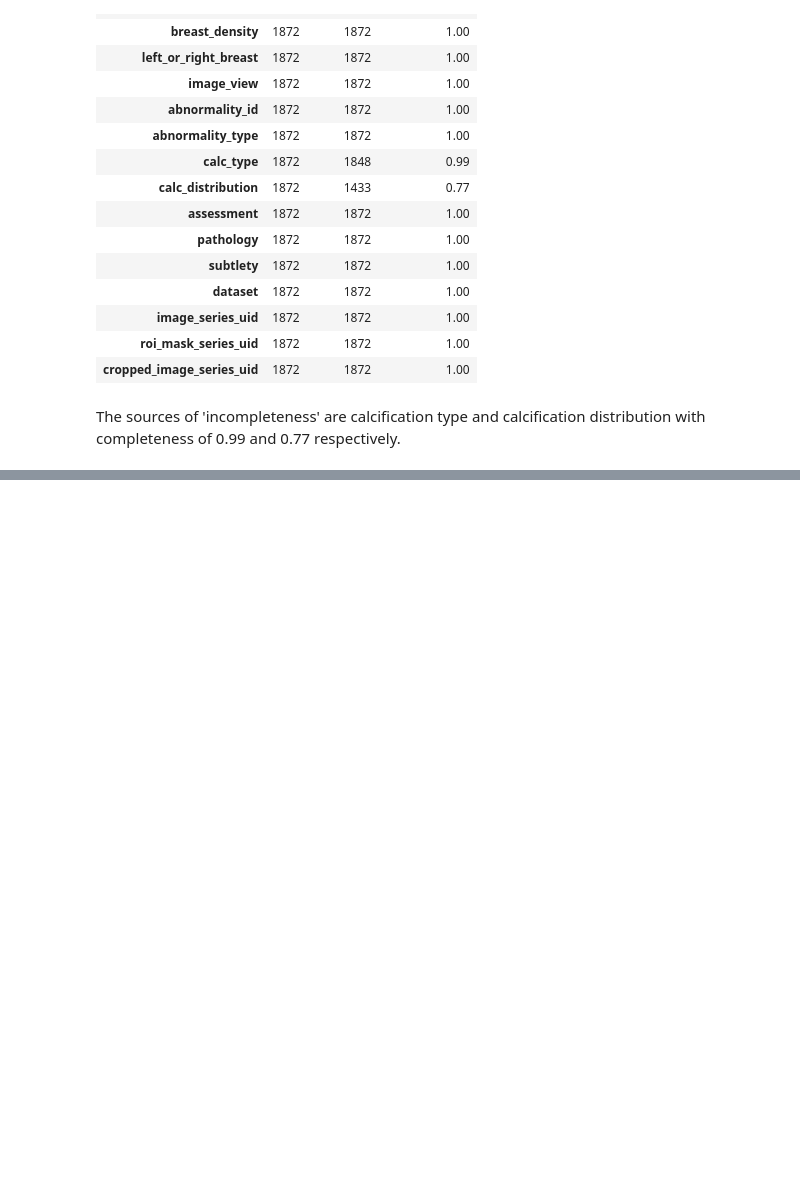
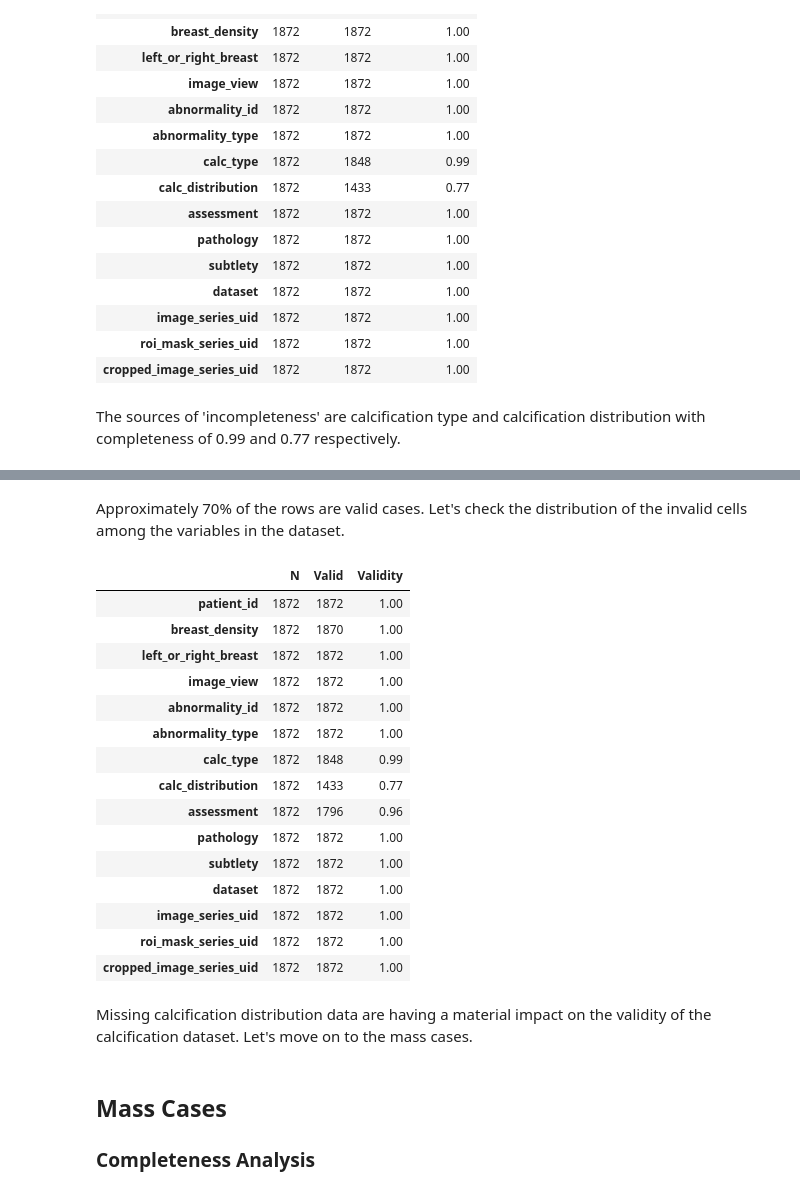
Before and after one commit to john-james-ai/BreastCancerDetection, a Jupyter notebook: notebooks/content/04_dqa.ipynb, the cells around one changed output, grey strips where cells are left out. Drawn from its saved outputs; the diff is of its cells as text; code cells hidden in the pictures; blank space fills up the shorter version.

```diff
--- a/notebooks/content/04_dqa.ipynb
+++ b/notebooks/content/04_dqa.ipynb
@@ -247,0 +98,3 @@ corrupt_image = "Mass-Training_P_01382_LEFT_MLO/07-20-2016-DDSM-93921/1.000000-f
+# %%
+calc_validity = dqa.analyze_validity()
+print(calc_validity.summary)
@@ -247,0 +111,26 @@ corrupt_image = "Mass-Training_P_01382_LEFT_MLO/07-20-2016-DDSM-93921/1.000000-f
+# %% [markdown]
+Approximately 70% of the rows are valid cases. Let's check the distribution of the invalid cells among the variables in the dataset.
+# %%
+calc_validity.detail
+# %% [output]
+|  | N | Valid | Validity |
+| patient_id | 1872 | 1872 | 1.00 |
+| breast_density | 1872 | 1870 | 1.00 |
+| left_or_right_breast | 1872 | 1872 | 1.00 |
+| image_view | 1872 | 1872 | 1.00 |
+| abnormality_id | 1872 | 1872 | 1.00 |
+| abnormality_type | 1872 | 1872 | 1.00 |
+| calc_type | 1872 | 1848 | 0.99 |
+| calc_distribution | 1872 | 1433 | 0.77 |
+| assessment | 1872 | 1796 | 0.96 |
+| pathology | 1872 | 1872 | 1.00 |
+| subtlety | 1872 | 1872 | 1.00 |
+| dataset | 1872 | 1872 | 1.00 |
+| image_series_uid | 1872 | 1872 | 1.00 |
+| roi_mask_series_uid | 1872 | 1872 | 1.00 |
+| cropped_image_series_uid | 1872 | 1872 | 1.00 |
+# %% [markdown]
+Missing calcification distribution data are having a material impact on the validity of the calcification dataset.  Let's move on to the mass cases.
+# %% [markdown]
+## Mass Cases
+### Completeness Analysis
```
Also changed, not shown: parts of 58 cells of this notebook, 16 other files.
